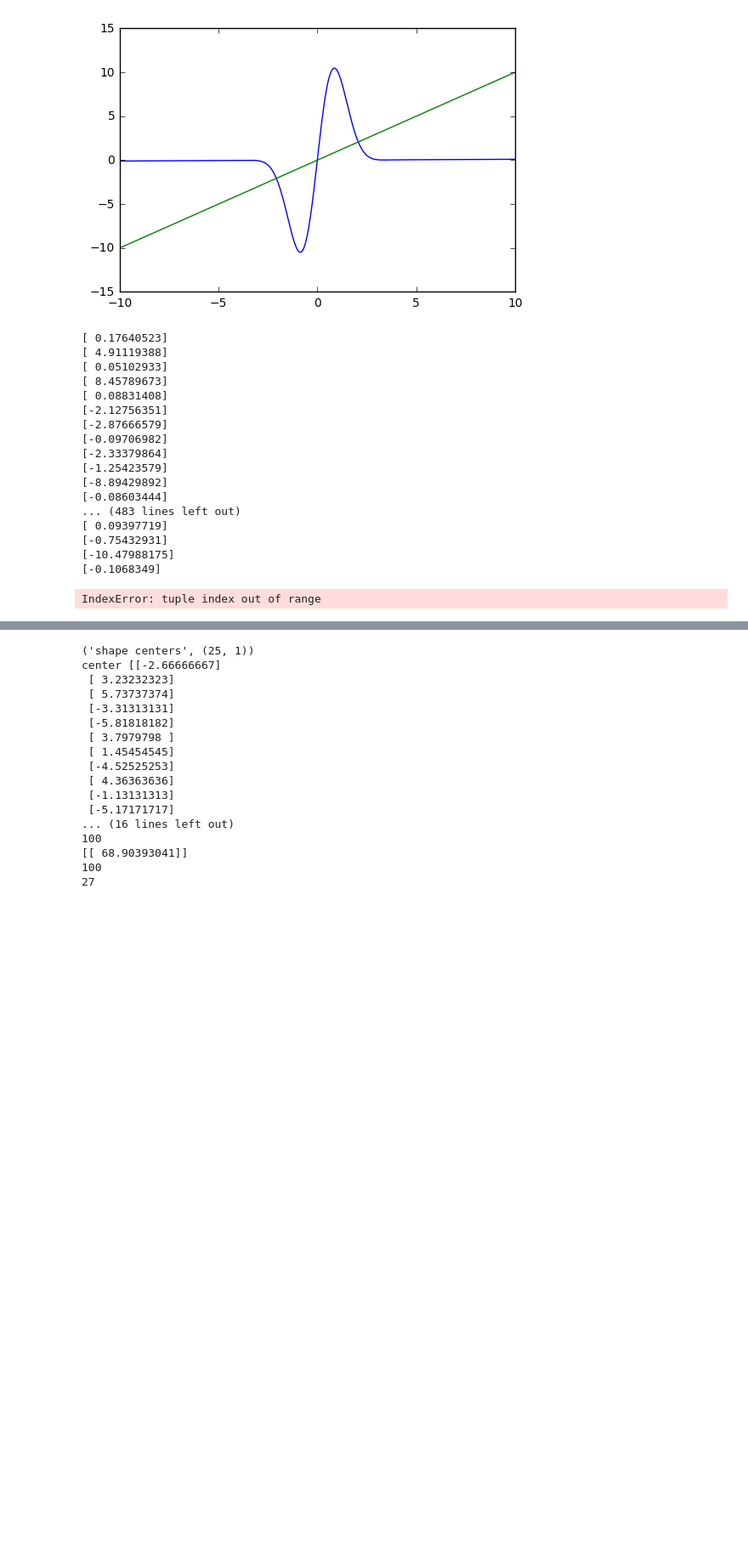
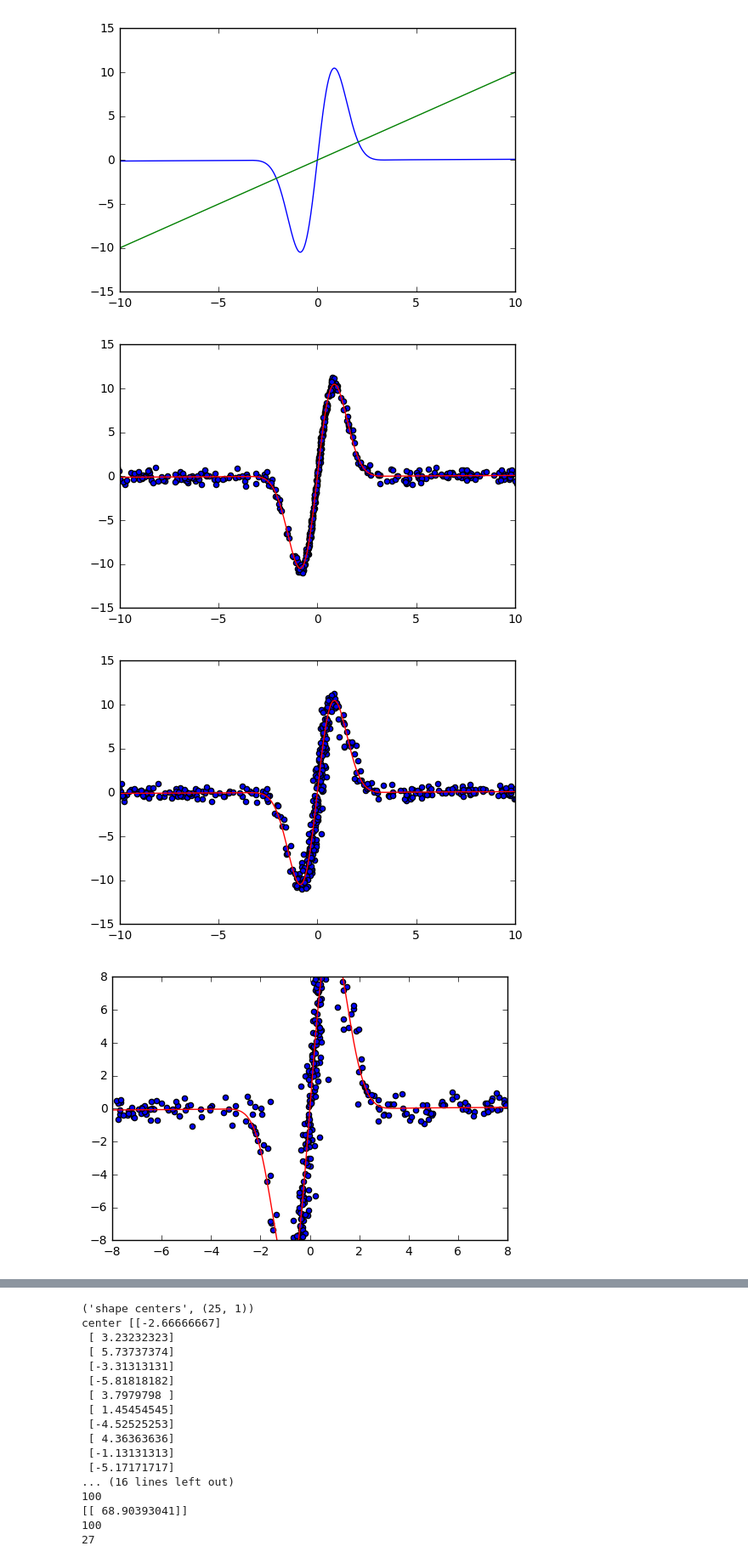
Before and after one commit to VincentBt/Projet-PGM, a Jupyter notebook: FunctionApprox_BrunoVincent.ipynb, the cells around one changed output, grey strips where cells are left out. Shown at 85% size. Cells and saved outputs as stored; diff of their text form; code cells hidden in the pictures; blank space fills up the shorter version.

Commit message:
Added multidimensional (works)

```diff
--- a/FunctionApprox_BrunoVincent.ipynb
+++ b/FunctionApprox_BrunoVincent.ipynb
@@ -123,72 +322,71 @@ def extended_KF(x0,y,T,f,h,R,Q,StateDimension):
 
 iterations = 1
 
-x_it = np.zeros((iterations,T))
-y_it = np.zeros((iterations,T))
-x_f_it = np.zeros((iterations,T))
-x_b_it = np.zeros((iterations,T))
+x_it = np.zeros((iterations,T,StateDimension))
+y_it = np.zeros((iterations,T,OutputDimension))
+x_f_it = np.zeros((iterations,T,StateDimension))
+x_b_it = np.zeros((iterations,T,StateDimension))
 
 for i in range(iterations):
-    x[0] = normal(0,10)
+#     x[0] = normal(mean,Q)
+    x[0] = multivariate_normal(mean,Q) #initialisation
 
     #Propagation
     for k in range(T-1):
-        print(f(k,x[k]))
-        x[k+1] = f(k,x[k]) + np.dot(B,u[k]) + normal(mean,Q)
+#         x[k+1] = f(k,x[k]) + np.dot(B,u[k]) + normal(mean,Q)
+        x[k+1] = evaluate_f(f,[k,x[k]],multiDimensional) + np.dot(B,u[k]) + multivariate_normal(mean_w, Q)
     for k in range(T):
-        y[k] = h(k,x[k])  + np.dot(D,u[k]) + normal(mean,R)
+#         y[k] = h(k,x[k])  + np.dot(D,u[k]) + normal(mean,R)
+        y[k] = evaluate_f(h,[k,x[k]],multiDimensional)  + np.dot(D,u[k]) + multivariate_normal(mean_v, R)
 
-    x_it[i] = x.flatten()
-    y_it[i] = y.flatten()
+#     print(x.shape)
+#     print(y.shape)
+    x_it[i] = x #before it was written: x.flatten()
+    y_it[i] = y
 
-    x_f,x_b = extended_KF(x[0],y,T,f,h,R,Q,StateDimension)
+    print("Entering Extended Kalmann Filter")
+    x_f,x_b = extended_KF(x[0],y,T,f,h,R,Q,StateDimension,OutputDimension)
+    print("Exiting Extended Kalmann Filter")
+    print(x_f.shape,x_b.shape)
 
-    x_f_it[i] = x_f.flatten()
-    x_b_it[i] = x_b.flatten()
+    x_f_it[i] = x_f
+    x_b_it[i] = x_b
+
 
 absc = np.linspace(-10,10,T)
-ordo = f(1,absc)
+if multiDimensional == False:
+    ordo = f(1,absc)
+if multiDimensional == True:
+    to_plot = 0 #component of f to be plotted
+    ordo = [f[to_plot](1,el,1) for el in absc] #specific for StateDimension = 2. Here we fix x1 = 1 and look at the evolution of f0 with x0
+
 
 plt.figure()
-plt.plot(absc,ordo)
+plt.plot(absc,ordo,c='r')
 for i in range(iterations):
-    plt.scatter(x_it[i,:-1],x_it[i,1:])
+    plt.scatter(x_it[i,:-1,0],x_it[i,1:,0]) #looking at the evolution of the first component with time (actually, plotting points (x_t+1,x_t))
 plt.xlim(-10,10)
 #plt.savefig("graphs/x3.eps",format = "eps")
+plt.show()
 
 plt.figure()
-plt.plot(absc,ordo)
+plt.plot(absc,ordo,c='r')
 for i in range(iterations):
-    plt.scatter(x_f_it[i,:-1],x_f_it[i,1:])
+    plt.scatter(x_f_it[i,:-1,0],x_f_it[i,1:,0]) #looking at the evolution of the first component with time
 plt.xlim(-10,10)
 plt.ylim(-15,15)
+plt.show()
 
 plt.figure()
-plt.plot(absc,ordo)
+plt.plot(absc,ordo,c='r')
 #plt.plot(absc,absc)
 for i in range(iterations):
-    plt.scatter(x_b_it[i,:-1],x_b_it[i,1:])
+    plt.scatter(x_b_it[i,:-1,0],x_b_it[i,1:,0]) #looking at the evolution of the first component with time
 #plt.savefig("graphs/x3_b.eps",format = "eps")
 plt.xlim(-8,8)
 plt.ylim(-8,8)
-
 plt.show()
 # %% [output]
-[ 0.17640523]
-[ 4.91119388]
-[ 0.05102933]
-[ 8.45789673]
-[ 0.08831408]
-[-2.12756351]
-[-2.87666579]
-[-0.09706982]
-[-2.33379864]
-[-1.25423579]
-[-8.89429892]
-[-0.08603444]
-... (483 lines left out)
-[ 0.09397719]
-[-0.75432931]
-[-10.47988175]
-[-0.1068349]
-IndexError: tuple index out of range
+[figure, added]
+[figure, added]
+[figure, added]
```
Also changed, not shown: parts of 7 cells of this notebook.
